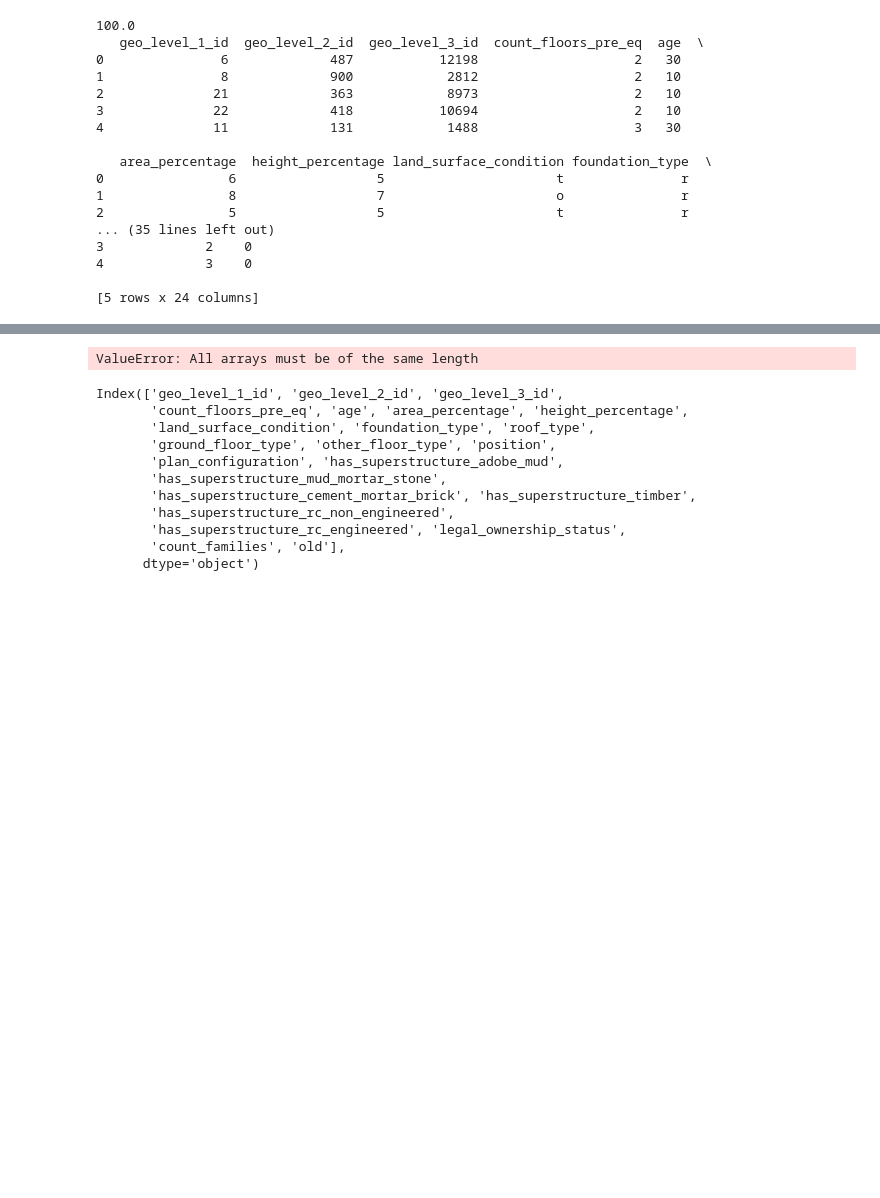
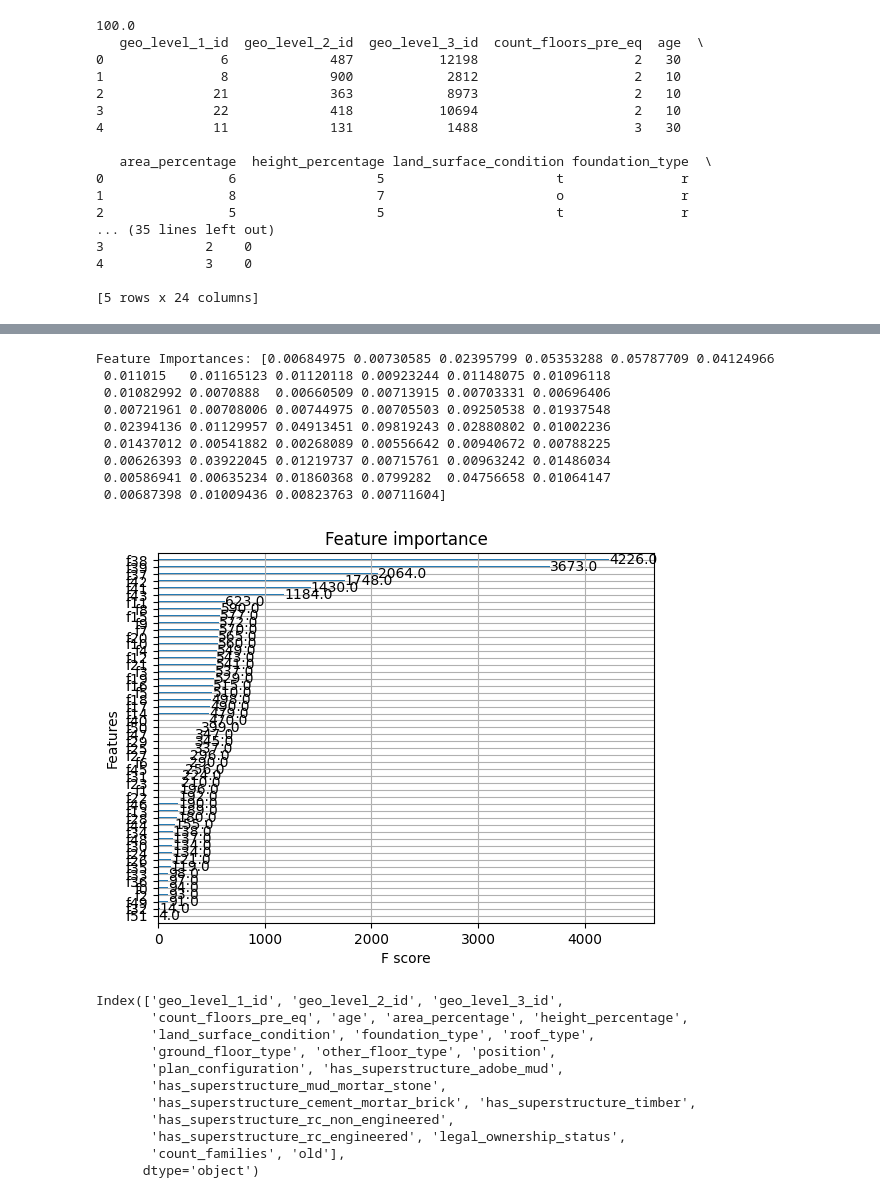
Before and after one commit to Ralo93/earthquake_damage_prediction, a Jupyter notebook: notebooks/AT_Exp_XG_RegionID_base.ipynb, the cells around one changed output, grey strips where cells are left out. Cells and saved outputs as stored; diff of their text form; code cells hidden in the pictures; blank space fills up the shorter version.

Commit message:
trying to add feature importance. Not succesfull

```diff
--- a/notebooks/AT_Exp_XG_RegionID_base.ipynb
+++ b/notebooks/AT_Exp_XG_RegionID_base.ipynb
@@ -268,16 +334,24 @@ print('Classification Report:\n', classification_report(y_test, rf_preds))
 # %%
 
-# Get feature importances
+# Access feature importances
 feature_importances = rf_pipe.named_steps['xgboost'].feature_importances_
-feature_names = X_train.columns  # Assuming X_train is a DataFrame
 
-# Create a DataFrame for better visualization
-import pandas as pd
-importance_df = pd.DataFrame({
-    'Feature': feature_names,
-    'Importance': feature_importances
-}).sort_values(by='Importance', ascending=False)
+# Print feature importances
+print("Feature Importances:", feature_importances)
+from xgboost import plot_importance
+import matplotlib.pyplot as plt
 
-print('Feature Importances:\n', importance_df)
+# Plot feature importances
+plot_importance(rf_pipe.named_steps['xgboost'])
+plt.show()
 # %% [output]
-ValueError: All arrays must be of the same length
+Feature Importances: [0.00684975 0.00730585 0.02395799 0.05353288 0.05787709 0.04124966
+ 0.011015   0.01165123 0.01120118 0.00923244 0.01148075 0.01096118
+ 0.01082992 0.0070888  0.00660509 0.00713915 0.00703331 0.00696406
+ 0.00721961 0.00708006 0.00744975 0.00705503 0.09250538 0.01937548
+ 0.02394136 0.01129957 0.04913451 0.09819243 0.02880802 0.01002236
+ 0.01437012 0.00541882 0.00268089 0.00556642 0.00940672 0.00788225
+ 0.00626393 0.03922045 0.01219737 0.00715761 0.00963242 0.01486034
+ 0.00586941 0.00635234 0.01860368 0.0799282  0.04756658 0.01064147
+ 0.00687398 0.01009436 0.00823763 0.00711604]
+[figure, added]
```
Also changed, not shown: parts of 10 cells of this notebook, 2 other files.
